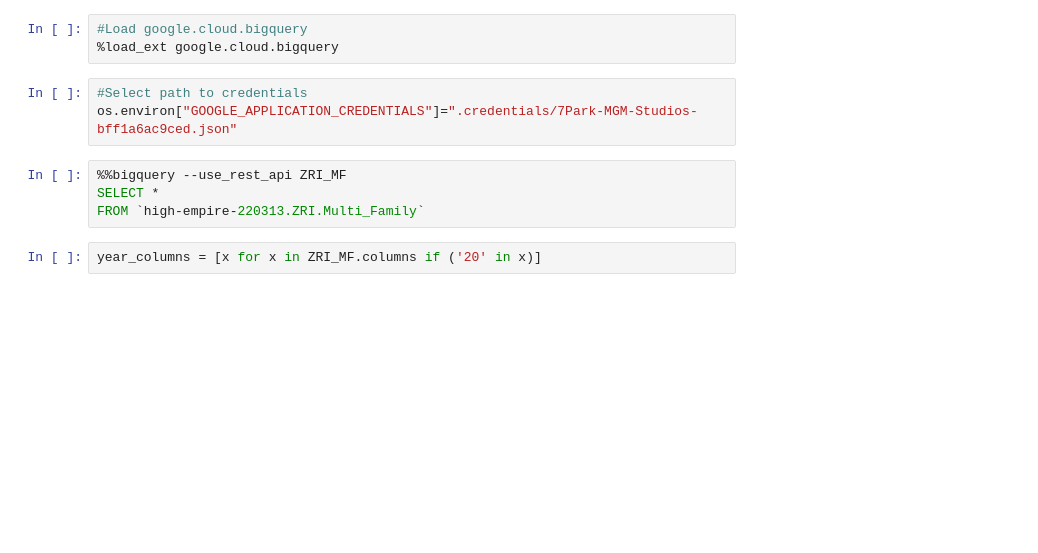
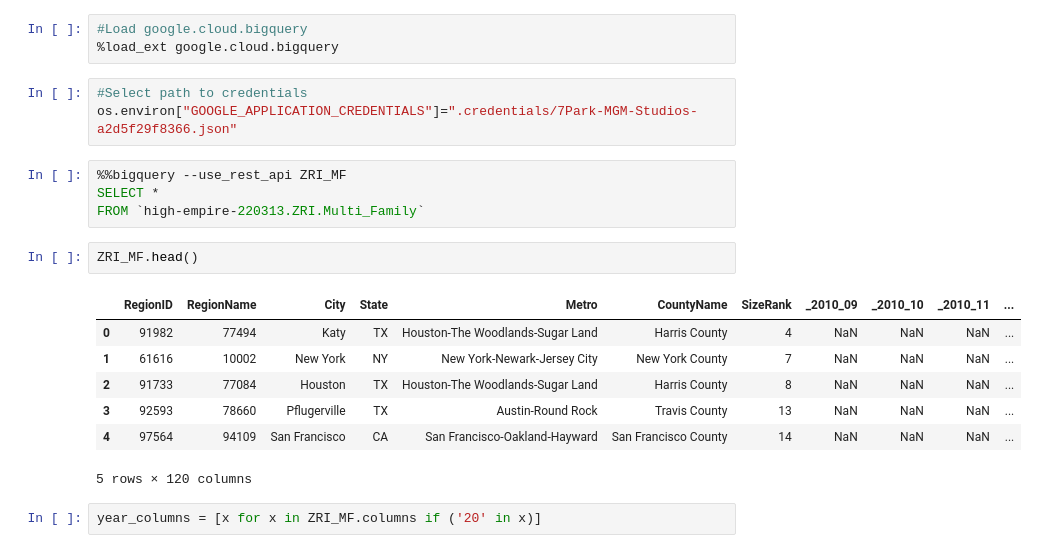
Before and after one commit to gpweber/7Park_Capstone, a Jupyter notebook: ZRI_Univariate_Time_Series_Analysis.ipynb, the cells around one changed output. Saved outputs shown, nothing was run; the diff lists cells and outputs as text; blank space fills up the shorter version.

```diff
--- a/ZRI_Univariate_Time_Series_Analysis.ipynb
+++ b/ZRI_Univariate_Time_Series_Analysis.ipynb
@@ -8,11 +8,21 @@ import matplotlib.pyplot as plt
 %load_ext google.cloud.bigquery
 # %%
 #Select path to credentials
-os.environ["GOOGLE_APPLICATION_CREDENTIALS"]=".credentials/7Park-MGM-Studios-bff1a6ac9ced.json"
+os.environ["GOOGLE_APPLICATION_CREDENTIALS"]=".credentials/7Park-MGM-Studios-a2d5f29f8366.json"
 # %%
 %%bigquery --use_rest_api ZRI_MF
 SELECT *
 FROM `high-empire-220313.ZRI.Multi_Family`
+# %%
+ZRI_MF.head()
+# %% [output]
+|  | RegionID | RegionName | City | State | Metro | CountyName | SizeRank | _2010_09 | _2010_10 | _2010_11 | ... |
+| 0 | 91982 | 77494 | Katy | TX | Houston-The Woodlands-Sugar Land | Harris County | 4 | NaN | NaN | NaN | ... |
+| 1 | 61616 | 10002 | New York | NY | New York-Newark-Jersey City | New York County | 7 | NaN | NaN | NaN | ... |
+| 2 | 91733 | 77084 | Houston | TX | Houston-The Woodlands-Sugar Land | Harris County | 8 | NaN | NaN | NaN | ... |
+| 3 | 92593 | 78660 | Pflugerville | TX | Austin-Round Rock | Travis County | 13 | NaN | NaN | NaN | ... |
+| 4 | 97564 | 94109 | San Francisco | CA | San Francisco-Oakland-Hayward | San Francisco County | 14 | NaN | NaN | NaN | ... |
+5 rows × 120 columns
 # %%
 year_columns = [x for x in ZRI_MF.columns if ('20' in x)]
 # %%
```
